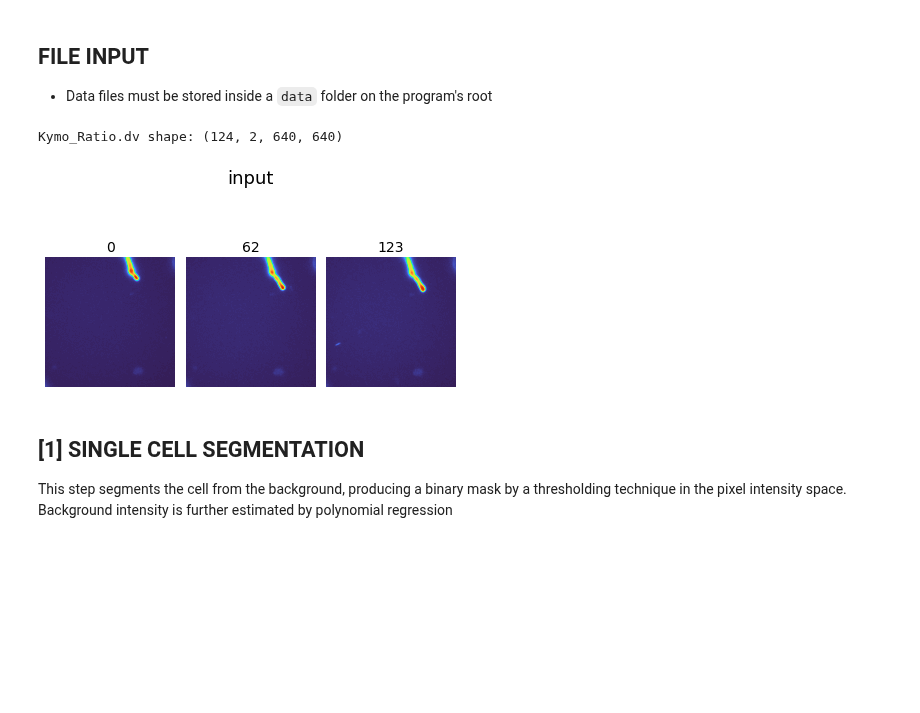
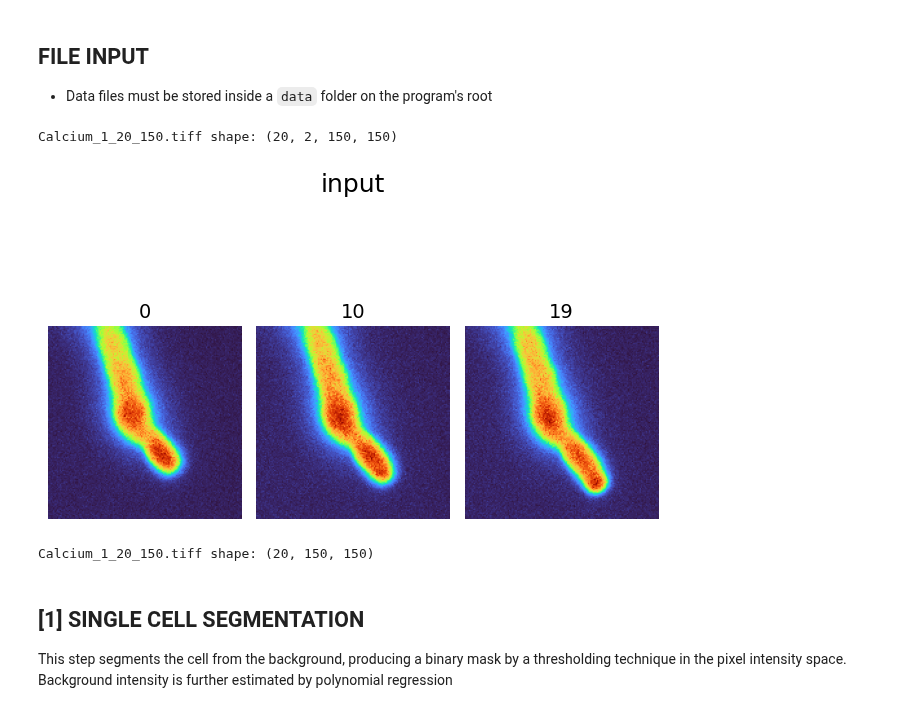
Before and after one commit to badain/amebas, a Jupyter notebook: AMEBAS_Local.ipynb, the cells around one changed output. Drawn from its saved outputs; the diff is of its cells as text; code cells hidden in the pictures; blank space fills up the shorter version.

```diff
--- a/AMEBAS_Local.ipynb
+++ b/AMEBAS_Local.ipynb
@@ -51,36 +50,41 @@ ts = time.time()
 workDir = "."
 verbose = True
 
 # file reading
-filename='Kymo_Ratio.dv'
+filename='Calcium_1_20_150.tiff'
 if(".dv" in  filename):
   im = imread(f"{workDir}/data/{filename}")
 elif(".tiff" in  filename):
   im = np.array(io.imread(f"{workDir}/data/{filename}"))
 else:
   raise Exception('Filetype not recognized.')
 
 # shape: num_images, channels, Y, X
 print(filename, "shape:", im.shape)
 
 # channel separation
 if(im.ndim == 4):
     hasTwoChannels = True
 elif(im.ndim == 3):
     hasTwoChannels = False
 else:
     raise Exception('Invalid number of dimensions.')
 
 if(hasTwoChannels):
     c_0 = im[:,0,:,:]
     c_1 = im[:,1,:,:]
 else:
     c_1 = im
 
 if(verbose): display(c_1, 'input', filename, '1', workDir, 'turbo')
 # %% [output]
-Kymo_Ratio.dv shape: (124, 2, 640, 640)
+Calcium_1_20_150.tiff shape: (20, 2, 150, 150)
-[figure, old version]
+[figure, new version]
+# %%
+print(filename, "shape:", c_1.shape)
+plt.imsave(f'{workDir}/out/{filename}_c_1_input.png', c_1[-1,:,:], cmap=plt.cm.turbo)
+# %% [output]
+Calcium_1_20_150.tiff shape: (20, 150, 150)
 # %% [markdown]
 ## [1] SINGLE CELL SEGMENTATION
 This step segments the cell from the background, producing a binary mask by a thresholding technique in the pixel intensity space. Background intensity is further estimated by polynomial regression
```
Also changed, not shown: parts of 8 cells of this notebook.
